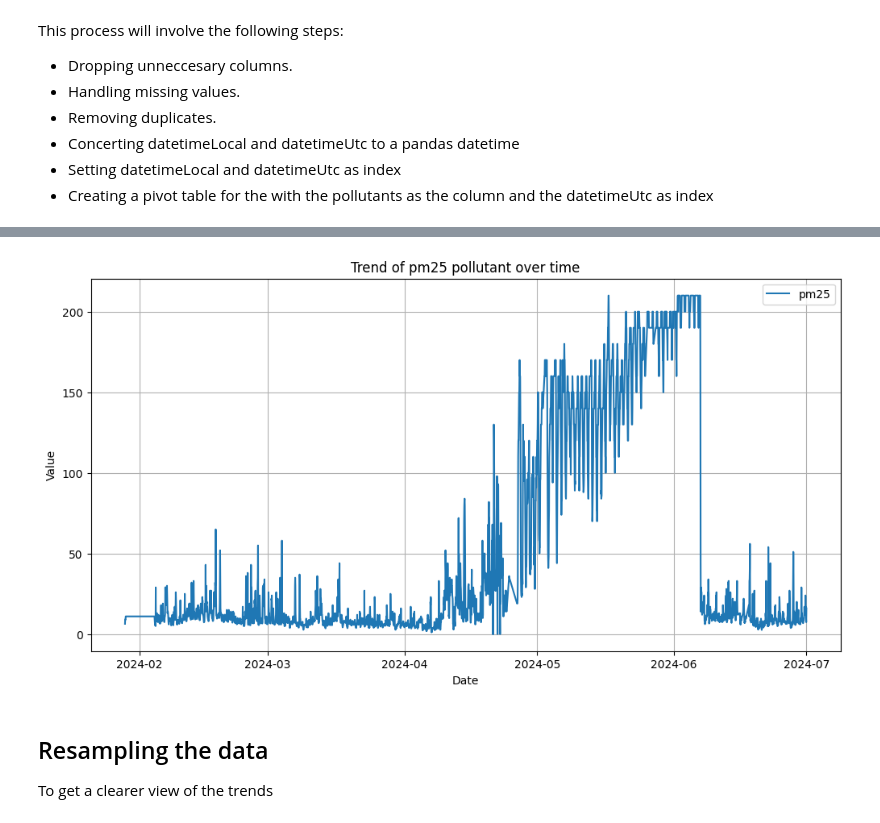
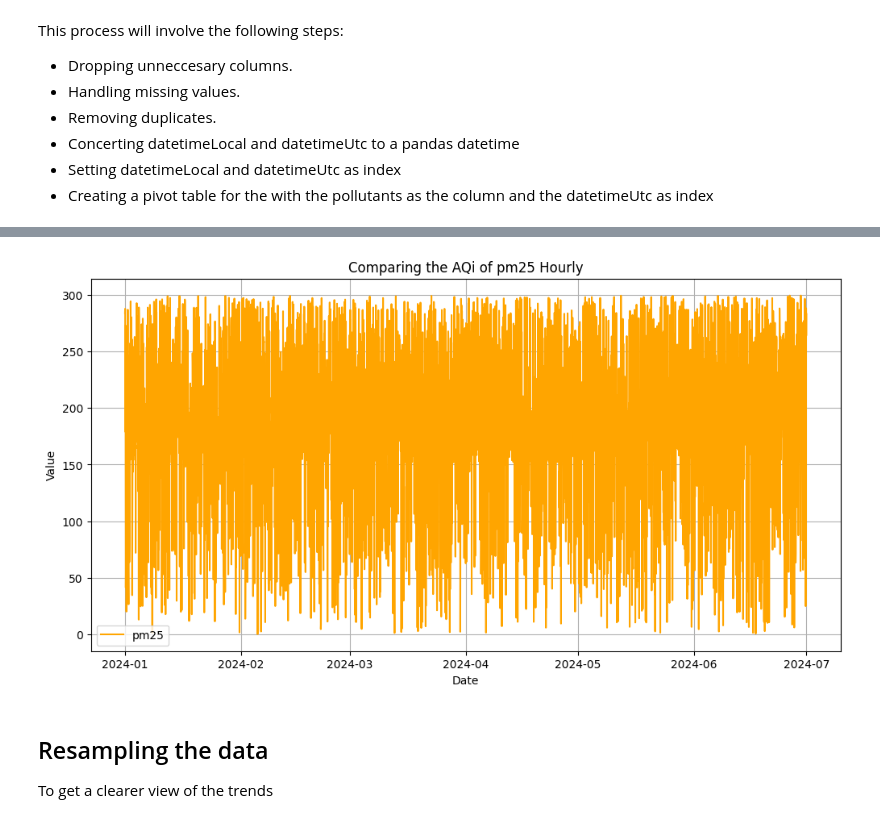
Before and after one commit to Campeon254/Air-Quality-Analysis, a Jupyter notebook: Nairobi-Air-Quality-Analysis.ipynb, the cells around one changed output, grey strips where cells are left out. Drawn from its saved outputs; the diff is of its cells as text; code cells hidden in the pictures.

Commit message:
Interpreted the graphs

```diff
--- a/Nairobi-Air-Quality-Analysis.ipynb
+++ b/Nairobi-Air-Quality-Analysis.ipynb
@@ -192,0 +180,29 @@ To show the trend of pm25 over time
+# %%
+# create a breakpoint dictionary
+breakpoints = {
+    'pm25': [(0.0, 12.0, 0, 50), (12.1, 35.4, 51, 100), (35.5, 55.4, 101, 150), (55.5, 150.4, 151, 200), (150.5, 250.4, 201, 300)],
+}
+# declare a function calculate_aqi
+def calculate_aqi(concentration, breakpoints):
+    for bp in breakpoints:
+        if bp[0] <= concentration <= bp[1]:
+            return (bp[3] - bp[2]) / (bp[1] - bp[0]) * (concentration - bp[0]) + bp[2]
+    return None
+# Sample DataFrame with pollutant concentrations
+data = {
+    'datetimeUtc': pd.date_range(start='2024-01-01', periods=4369, freq='h'),
+    'pm25': np.random.uniform(0, 250, 4369),
+}
+nairobi_aqi = pd.DataFrame(data)
+
+# Calculate AQI for pm25
+nairobi_aqi['AQI_pm25'] = nairobi_aqi['pm25'].apply(lambda x: calculate_aqi(x, breakpoints['pm25']))
+
+# Calculate overall AQI as the maximum of individual AQIs
+nairobi_aqi['AQI'] = nairobi_aqi[['AQI_pm25']].max(axis=1)
+
+# setting datetimeutc as index
+nairobi_aqi.set_index('datetimeUtc', inplace=True)
+
+# Calculate overall AQI as the maximum of individual AQIs
+nairobi_aqi.head()
@@ -193,15 +220,19 @@ To show the trend of pm25 over time
 # %%
-# plotting the time series
+# comparing the level of each pollutant
+# setting the figure size
+# type: ignore
 plt.figure(figsize=(12,6))
-plt.plot(nairobi['datetimeUtc'], nairobi['value'], label = 'pm25')
+sns.lineplot(data = nairobi_aqi, x='datetimeUtc', y='AQI_pm25', label='pm25', color='orange')
+
+# adding labels and title
 plt.xlabel('Date')
 plt.ylabel('Value')
-plt.title('Trend of pm25 pollutant over time')
+plt.title('Comparing the AQi of pm25 Hourly')
 plt.legend()
 plt.grid(True)
 plt.show()
 # %% [output]
-[figure, old version]
+[figure, new version]
 # %% [markdown]
 ## Resampling the data
 To get a clearer view of the trends
```
Also changed, not shown: parts of 30 cells of this notebook, 1 other file.
